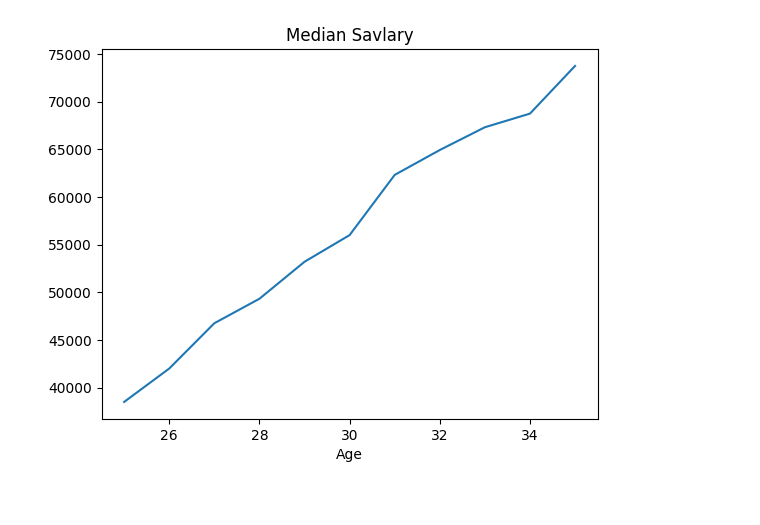
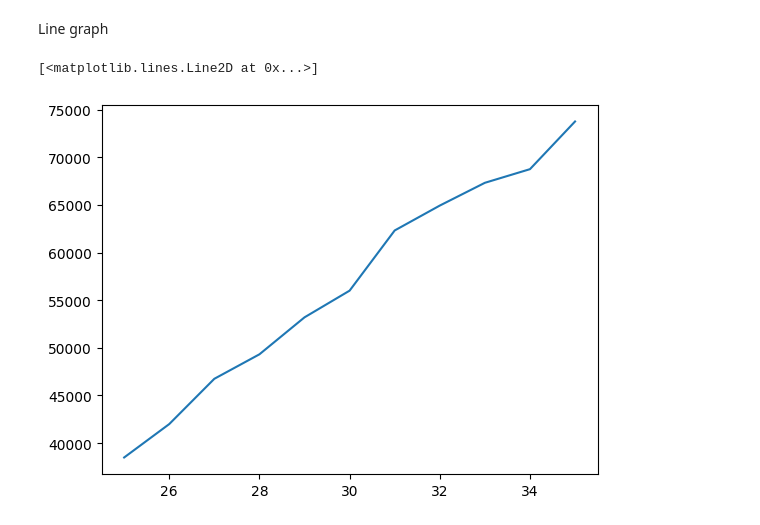
Before and after one commit to YugSavla/DJS_COMPUTE, a Jupyter notebook: Task_1/Ploting.ipynb, the cells around one changed output. Drawn from its saved outputs; the diff is of its cells as text; code cells hidden in the pictures.

Commit message:
plots

```diff
--- a/Task_1/Ploting.ipynb
+++ b/Task_1/Ploting.ipynb
@@ -4,14 +4,14 @@ import numpy as np
 import matplotlib.pyplot as plt
 import seaborn as sns
 # %%
-dev_x = [25, 26, 27, 28, 29, 30, 31, 32, 33, 34, 35]
+ages_x = [25, 26, 27, 28, 29, 30, 31, 32, 33, 34, 35]
 
 dev_y = [38496, 42000, 46752, 49320, 53200,
          56000, 62316, 64928, 67317, 68748, 73752]
+# %% [markdown]
+Line graph
 # %%
-plt.plot(dev_x,dev_y)
-plt.title('Median Savlary')
-plt.xlabel('Age')
-plt.show()
+plt.plot(ages_x,dev_y)
 # %% [output]
+[<matplotlib.lines.Line2D at 0x...>]
-[figure, old version]
+[figure, new version]
```
Also changed, not shown: parts of 4 cells of this notebook, 2 other files.
